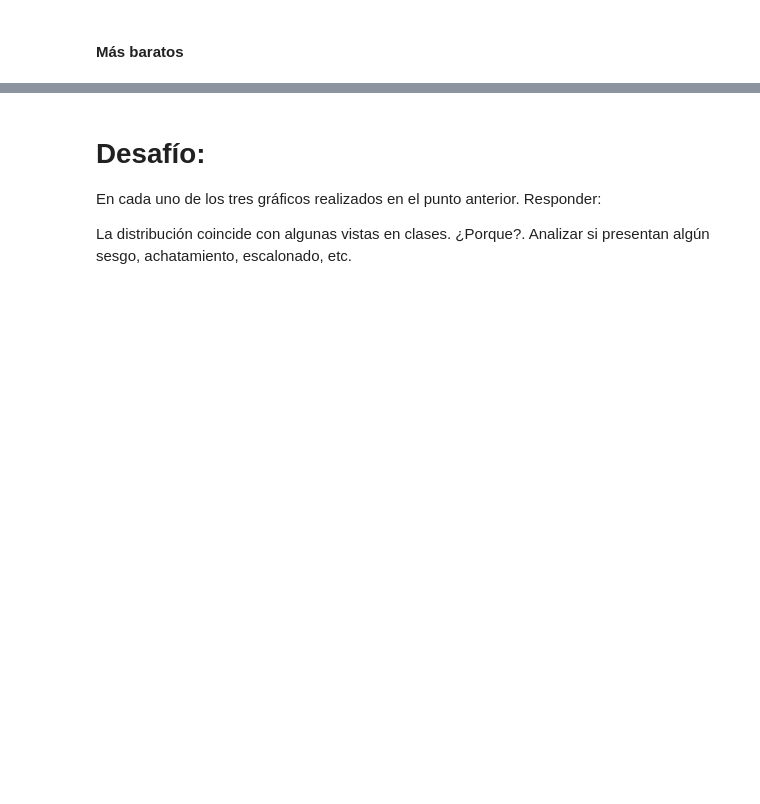
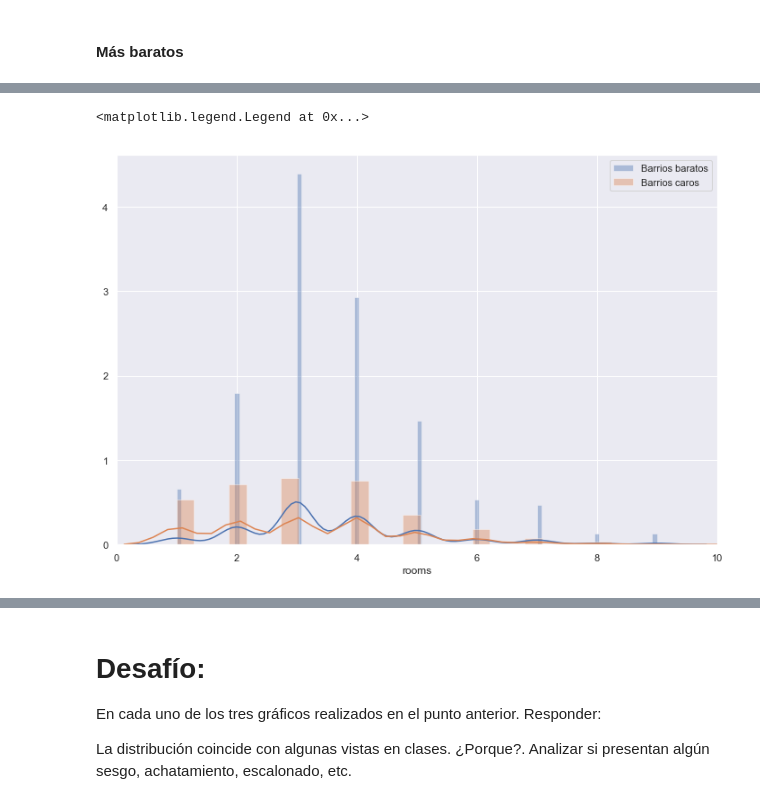
Before and after one commit to mnuclle/diplodatosAnalisisYVisualizacion, a Jupyter notebook: Mentorias/Analisis_y_Visualización_van2.ipynb, the cells around one changed output, grey strips where cells are left out. Drawn from its saved outputs; the diff is of its cells as text; code cells hidden in the pictures; blank space fills up the shorter version.

```diff
--- a/Mentorias/Analisis_y_Visualización_van2.ipynb
+++ b/Mentorias/Analisis_y_Visualización_van2.ipynb
@@ -1088,8 +1119,11 @@ plt.legend()
 # %%
-g = sns.distplot(df_filtered_dn[df_filtered.barrio.isin(barrios_baratos)].rooms, label="Barrios baratos")
-sns.distplot(df_filtered_dn[df_filtered.barrio.isin(barrios_caros)].rooms, label="Barrios caros")
+g = sns.distplot(df_filtered_dn[df_filtered.barrio.isin(barrios_baratos)].rooms, label="Barrios baratos", bins=100)
+sns.distplot(df_filtered_dn[df_filtered.barrio.isin(barrios_caros)].rooms, label="Barrios caros" , bins=100)
 g.set_xlim(0, 10)
 plt.legend()
+# %% [output]
+<matplotlib.legend.Legend at 0x...>
+[figure, added]
 # %%
 g = sns.distplot(df_filtered_dn[df_filtered_dn.barrio.isin(barrios_baratos)].price_usd_per_m2, label="Barrios baratos")
 sns.distplot(df_filtered_dn[df_filtered_dn.barrio.isin(barrios_caros)].price_usd_per_m2, label="Barrios caros")
```
Also changed, not shown: parts of 12 cells of this notebook, 1 other file.
